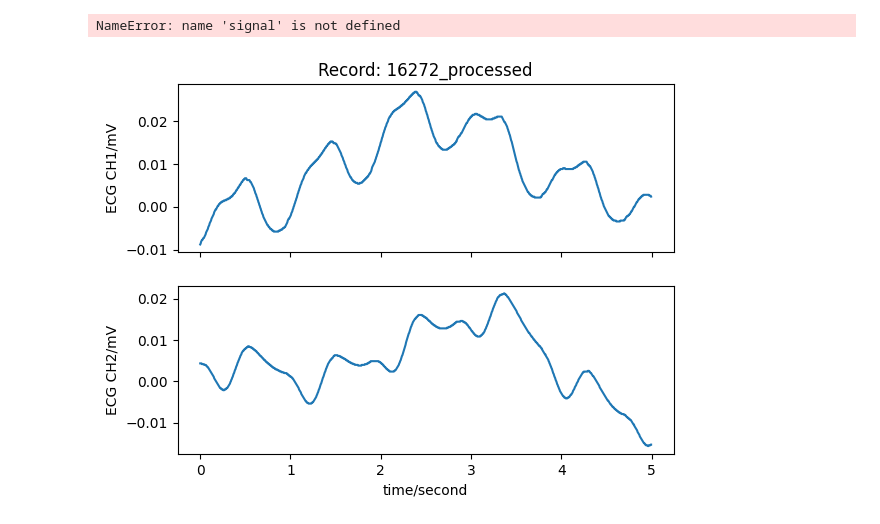
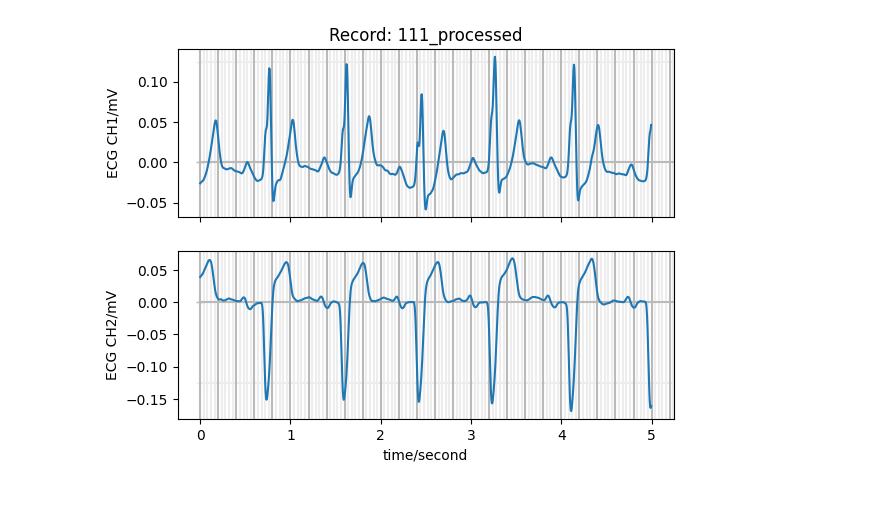
Before and after one commit to pap1rana/arrhythmia-detection, a Jupyter notebook: preprocessing_test.ipynb, the cells around one changed output. Cells and saved outputs as stored; diff of their text form; code cells hidden in the pictures.

```diff
--- a/preprocessing_test.ipynb
+++ b/preprocessing_test.ipynb
@@ -50,16 +43,16 @@ signal = preprocessing_utils.remove_baseline_wander_wavelets(signal)
 # %%
-wfdb.wrsamp(record_name=test_record_name + "_test", fs=fs_target, units=record.units,
+wfdb.wrsamp(record_name=test_file_name + "_processed", fs=fs_target, units=record.units,
             sig_name=['ECG CH1', 'ECG CH2'], p_signal=signal, fmt=fmt,
             write_dir=test_target_path)
 
-wfdb.wrann(test_record_name + "_test", extension='atr', sample=annotations.sample,
+wfdb.wrann(test_file_name + "_processed", extension='atr', sample=annotations.sample,
            symbol=annotations.symbol, fs=fs_target,
            write_dir=test_target_path)
-# %% [output]
-NameError: name 'signal' is not defined
+# %%
+test_processed_path = "data_processed/111_processed"
 # %%
-tested_record = wfdb.rdrecord(test_test_path, sampfrom=5000, sampto=6000)
-tested_annotations = wfdb.rdann(test_test_path, "atr")
-wfdb.plot_wfdb(tested_record)
+tested_record = wfdb.rdrecord(test_processed_path, sampfrom=2000, sampto=3000)
+tested_annotations = wfdb.rdann(test_processed_path, "atr")
+wfdb.plot_wfdb(tested_record, ecg_grids='all')
 # %% [output]
-[figure, old version]
+[figure, new version]
```
Also changed, not shown: parts of 16 cells of this notebook, 6 other files.
